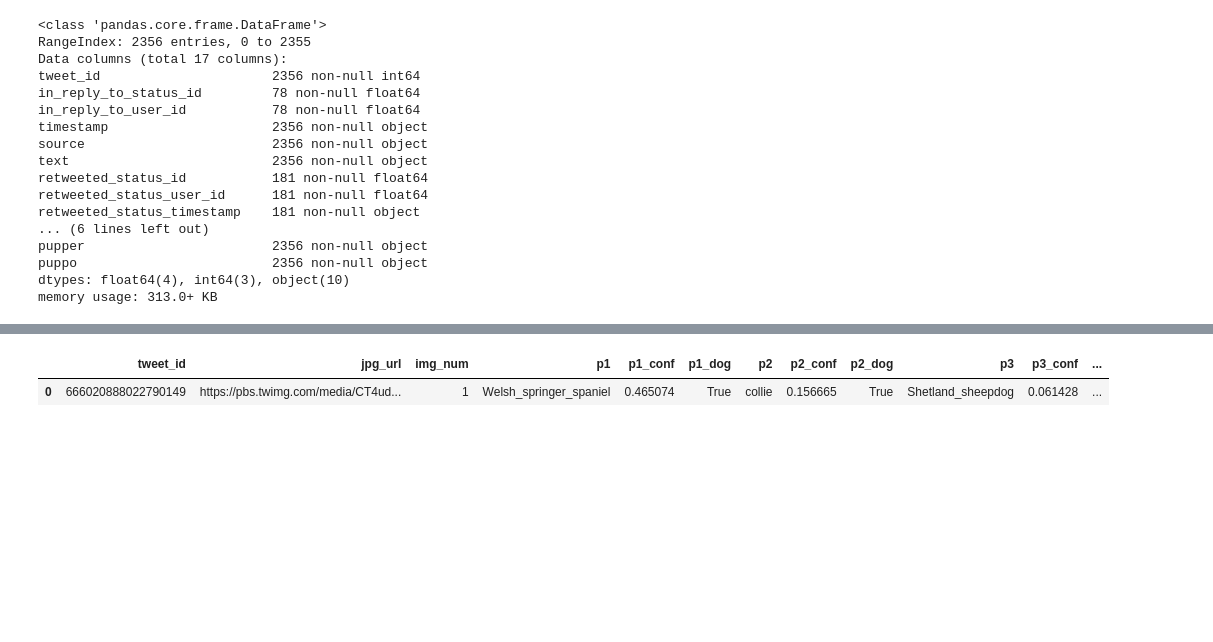
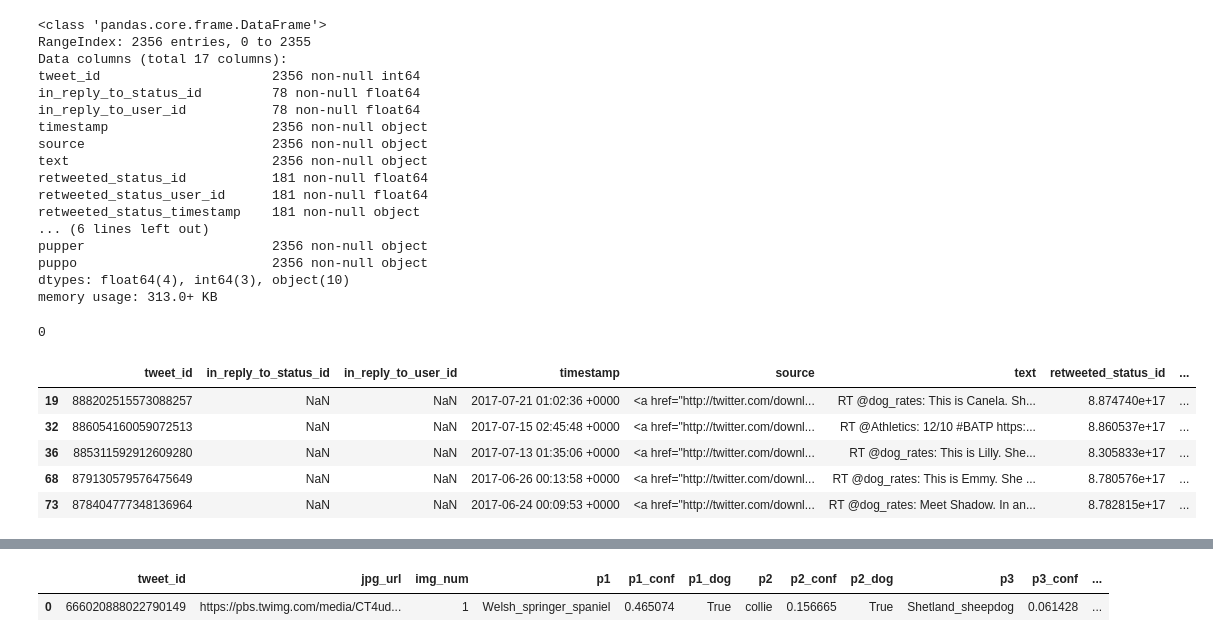
Before and after one commit to aleighton/Project4, a Jupyter notebook: wrangle_act.ipynb, the cells around one changed output, grey strips where cells are left out. Drawn from its saved outputs; the diff is of its cells as text; code cells hidden in the pictures; blank space fills up the shorter version.

```diff
--- a/wrangle_act.ipynb
+++ b/wrangle_act.ipynb
@@ -40,3 +45,19 @@ pupper                        2356 non-null object
 puppo                         2356 non-null object
 dtypes: float64(4), int64(3), object(10)
 memory usage: 313.0+ KB
+# %%
+# check for duplicate tweet_ids
+twitter_enhanced[twitter_enhanced.tweet_id.duplicated() == True].tweet_id.count()
+# %% [output]
+0
+# %%
+#check for retweets
+retweets = twitter_enhanced[twitter_enhanced.retweeted_status_id.isnull() == False]
+retweets.head()
+# %% [output]
+|  | tweet_id | in_reply_to_status_id | in_reply_to_user_id | timestamp | source | text | retweeted_status_id | ... |
+| 19 | 888202515573088257 | NaN | NaN | 2017-07-21 01:02:36 +0000 | <a href="http://twitter.com/downl... | RT @dog_rates: This is Canela. Sh... | 8.874740e+17 | ... |
+| 32 | 886054160059072513 | NaN | NaN | 2017-07-15 02:45:48 +0000 | <a href="http://twitter.com/downl... | RT @Athletics: 12/10 #BATP https:... | 8.860537e+17 | ... |
+| 36 | 885311592912609280 | NaN | NaN | 2017-07-13 01:35:06 +0000 | <a href="http://twitter.com/downl... | RT @dog_rates: This is Lilly. She... | 8.305833e+17 | ... |
+| 68 | 879130579576475649 | NaN | NaN | 2017-06-26 00:13:58 +0000 | <a href="http://twitter.com/downl... | RT @dog_rates: This is Emmy. She ... | 8.780576e+17 | ... |
+| 73 | 878404777348136964 | NaN | NaN | 2017-06-24 00:09:53 +0000 | <a href="http://twitter.com/downl... | RT @dog_rates: Meet Shadow. In an... | 8.782815e+17 | ... |
```
Also changed, not shown: parts of 63 cells of this notebook, 4 other files.
